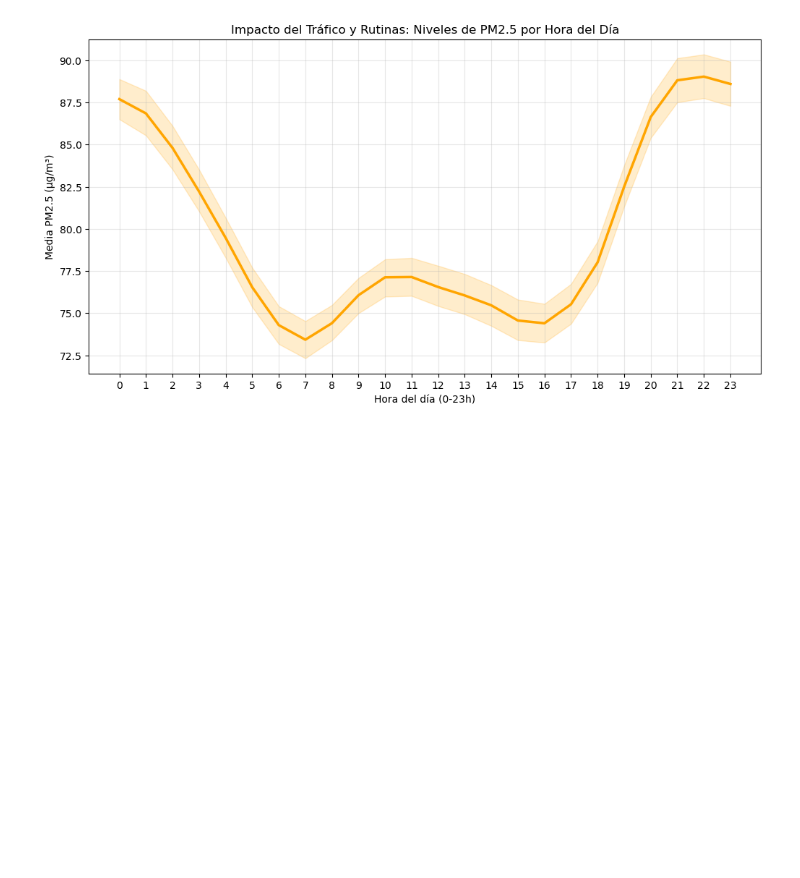
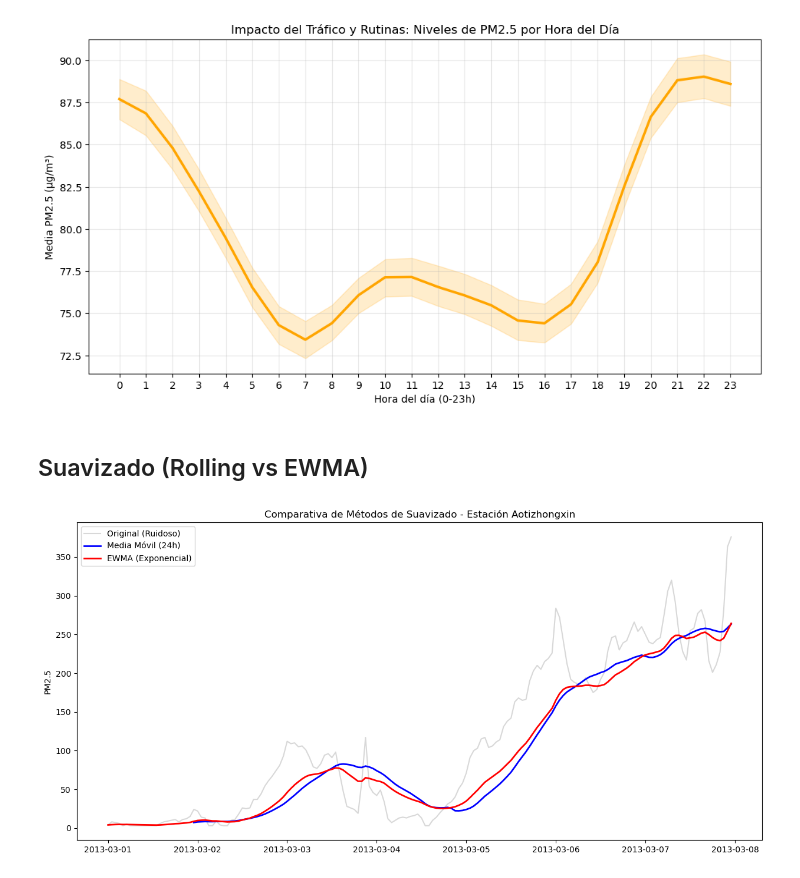
Before and after one commit to Antonio6709/beijing-air-quality, a Jupyter notebook: notebooks/02_eda_y_visualizacion.ipynb, the cells around one changed output. Saved outputs shown, nothing was run; the diff lists cells and outputs as text; code cells hidden in the pictures; blank space fills up the shorter version.

```diff
--- a/notebooks/02_eda_y_visualizacion.ipynb
+++ b/notebooks/02_eda_y_visualizacion.ipynb
@@ -81,3 +81,31 @@ plt.savefig(os.path.join(ruta_reports, '03_analisis_horario_trafico.png'), bbox_
 plt.show()
 # %% [output]
 [figure]
+# %% [markdown]
+## Suavizado (Rolling vs EWMA)
+# %%
+estacion_ejemplo = df[df['station'] == 'Aotizhongxin'].copy()
+
+# Media Móvil de 24 horas
+estacion_ejemplo['PM2.5_Rolling'] = estacion_ejemplo['PM2.5'].rolling(window=24).mean()
+
+# Suavizado Exponencial (EWMA) a una ventana de 24h
+estacion_ejemplo['PM2.5_EWMA'] = estacion_ejemplo['PM2.5'].ewm(span=24, adjust=False).mean()
+
+# Visualizamos la comparativa (Zoom en una semana para ver detalle)
+plt.figure(figsize=(15, 7))
+subset = estacion_ejemplo.first('7D')
+
+plt.plot(subset.index, subset['PM2.5'], alpha=0.3, label='Original (Ruidoso)', color='gray')
+plt.plot(subset.index, subset['PM2.5_Rolling'], label='Media Móvil (24h)', color='blue', linewidth=2)
+plt.plot(subset.index, subset['PM2.5_EWMA'], label='EWMA (Exponencial)', color='red', linewidth=2)
+
+plt.title('Comparativa de Métodos de Suavizado - Estación Aotizhongxin')
+plt.legend()
+plt.ylabel('PM2.5')
+
+# Guardamos este análisis técnico en reports
+plt.savefig('../reports/04_comparativa_suavizado.png', bbox_inches='tight')
+plt.show()
+# %% [output]
+[figure, added]
```
Also changed, not shown: parts of 6 cells of this notebook, 6 other files.
